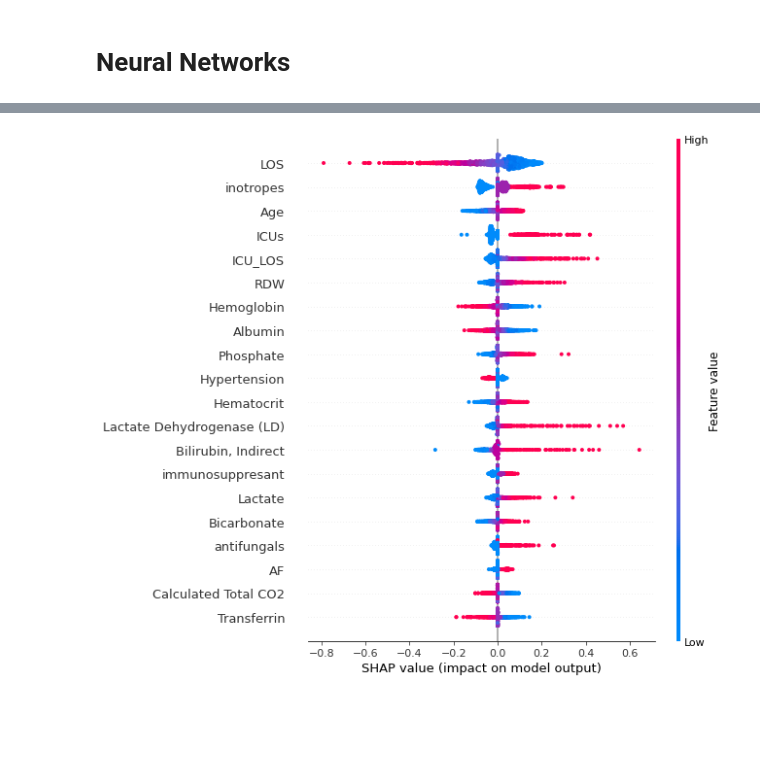
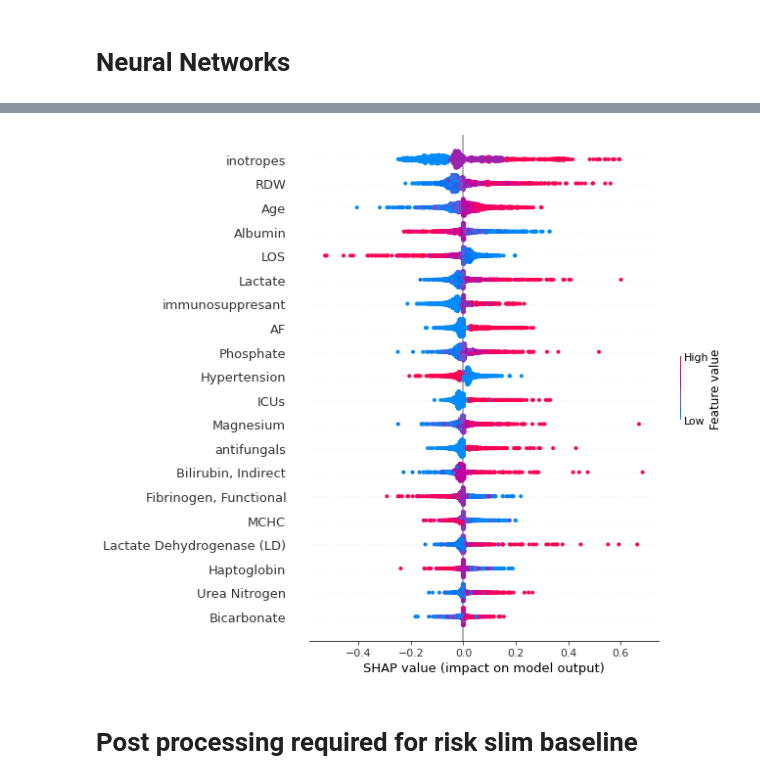
Before and after one commit to llja0112/Uni-ACS, a Jupyter notebook: mimiciii_sepsis/Descriptive Statistics and Model Hyperparameter Search.ipynb, the cells around one changed output, grey strips where cells are left out. Cells and saved outputs as stored; diff of their text form; code cells hidden in the pictures; blank space fills up the shorter version.

```diff
--- a/mimiciii_sepsis/Descriptive Statistics and Model Hyperparameter Search.ipynb
+++ b/mimiciii_sepsis/Descriptive Statistics and Model Hyperparameter Search.ipynb
@@ -739,0 +321,28 @@ def transform_net(inputs):
+# %%
+from sklearn.pipeline import Pipeline
+from sklearn.preprocessing import StandardScaler
+from sklearn.neural_network import MLPClassifier
+
+from sklearn.metrics import roc_auc_score
+from sklearn.metrics import average_precision_score
+from sklearn.metrics import accuracy_score
+
+estimators = [('Scaler', StandardScaler()),
+              ('Neural_Network', MLPClassifier(
+                  hidden_layer_sizes=(100),
+                  random_state=seed,
+                  activation='logistic',
+                  solver='sgd',
+                  max_iter=1000))]
+pipe = Pipeline(estimators)
+
+pipe.fit(X_train, y_train)
+
+roc_auc = roc_auc_score(y_test, pipe.predict_proba(X_test)[:, 1])
+print("ROC AUC: " + str(roc_auc))
+
+average_precision = average_precision_score(y_test, pipe.predict_proba(X_test)[:, 1])
+print("Average Precision: " + str(average_precision))
+
+accuracy = accuracy_score(y_test, pipe.predict(X_test))
+print("Accuracy: " + str(accuracy))
@@ -740,5 +389,8 @@ def transform_net(inputs):
 # %%
 import shap
 
-explainer = shap.KernelExplainer(transform_net, X_train_scaled[:50])
-shap_values = explainer.shap_values(X_test_scaled, nsamples=500)
+from warnings import simplefilter
+simplefilter(action='ignore', category=FutureWarning)
+
+explainer = shap.KernelExplainer(pipe.predict, X_train[:50].values)
+shap_values = explainer.shap_values(X_test.values, nsamples=500)
@@ -745,7 +413,9 @@ shap_values = explainer.shap_values(X_test_scaled, nsamples=500)
 # %%
-shap.summary_plot(shap_values[0], X_test)
+shap.summary_plot(shap_values, X_test)
 # %% [output]
-[figure, old version]
+[figure, new version]
+# %% [markdown]
+# Post processing required for risk slim baseline
 # %%
 import numpy as np
 
```
Also changed, not shown: parts of 13 cells of this notebook, 2 other files.
